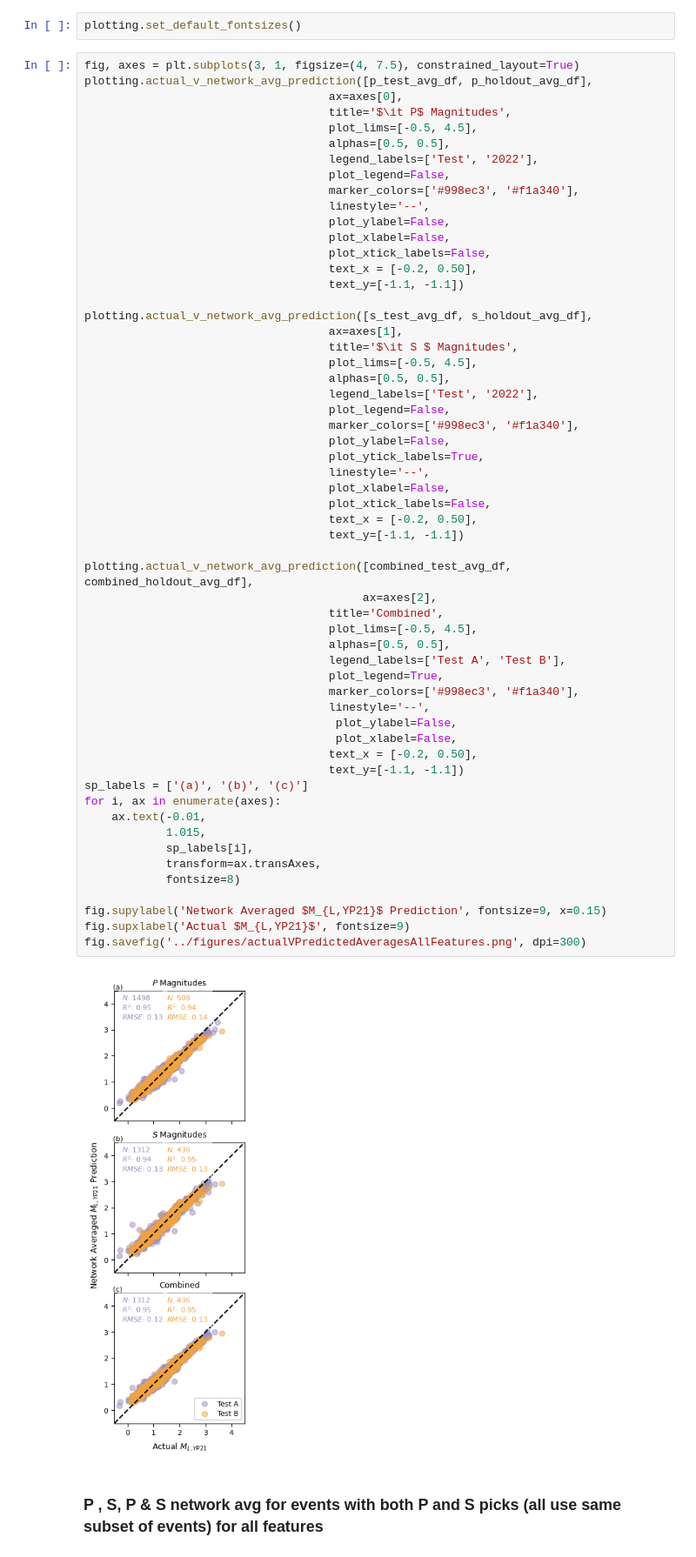
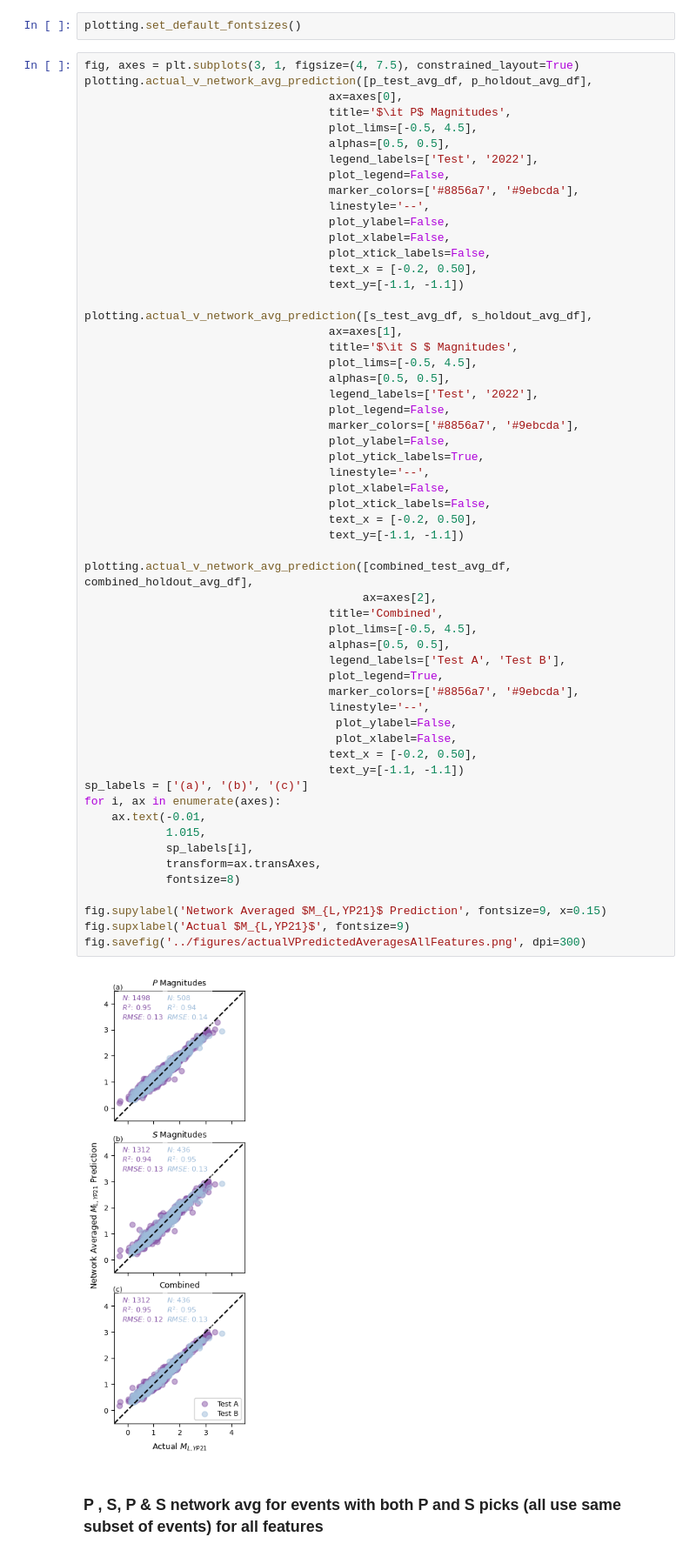
Before and after one commit to armstrong06/featmag, a Jupyter notebook: notebooks_results/combinePandSPredictionsAllFeatures.ipynb, the cells around one changed output. Shown: that part at 87% size. Cells and saved outputs as stored; diff of their text form.

Commit message:
update colors to more grayscale friendly

```diff
--- a/notebooks_results/combinePandSPredictionsAllFeatures.ipynb
+++ b/notebooks_results/combinePandSPredictionsAllFeatures.ipynb
@@ -174,7 +173,7 @@ plotting.actual_v_network_avg_prediction([p_test_avg_df, p_holdout_avg_df],
                                     alphas=[0.5, 0.5],
                                     legend_labels=['Test', '2022'],
                                     plot_legend=False,
-                                    marker_colors=['#998ec3', '#f1a340'],
+                                    marker_colors=['#8856a7', '#9ebcda'],
                                     linestyle='--',
                                     plot_ylabel=False,
                                     plot_xlabel=False,
@@ -189,41 +188,41 @@ plotting.actual_v_network_avg_prediction([s_test_avg_df, s_holdout_avg_df],
                                     alphas=[0.5, 0.5],
                                     legend_labels=['Test', '2022'],
                                     plot_legend=False,
-                                    marker_colors=['#998ec3', '#f1a340'],
+                                    marker_colors=['#8856a7', '#9ebcda'],
                                     plot_ylabel=False,
                                     plot_ytick_labels=True,
                                     linestyle='--',
                                     plot_xlabel=False,
                                     plot_xtick_labels=False,
                                     text_x = [-0.2, 0.50],
                                     text_y=[-1.1, -1.1])
 
 plotting.actual_v_network_avg_prediction([combined_test_avg_df, combined_holdout_avg_df],
                                          ax=axes[2],
                                     title='Combined',
                                     plot_lims=[-0.5, 4.5],
                                     alphas=[0.5, 0.5],
                                     legend_labels=['Test A', 'Test B'],
                                     plot_legend=True,
-                                    marker_colors=['#998ec3', '#f1a340'],
+                                    marker_colors=['#8856a7', '#9ebcda'],
                                     linestyle='--',
                                      plot_ylabel=False,
                                      plot_xlabel=False,
                                     text_x = [-0.2, 0.50],
                                     text_y=[-1.1, -1.1])
 sp_labels = ['(a)', '(b)', '(c)']
 for i, ax in enumerate(axes):
     ax.text(-0.01,
             1.015,
             sp_labels[i],
             transform=ax.transAxes,
             fontsize=8)
 
 fig.supylabel('Network Averaged $M_{L,YP21}$ Prediction', fontsize=9, x=0.15)
 fig.supxlabel('Actual $M_{L,YP21}$', fontsize=9)
 fig.savefig('../figures/actualVPredictedAveragesAllFeatures.png', dpi=300)
 # %% [output]
-[figure, old version]
+[figure, new version]
 # %% [markdown]
 ### P , S, P & S network avg for events with both P and S picks (all use same subset of events) for all features
 # %%
```
Also changed, not shown: parts of 1 cell of this notebook, 3 other files.
